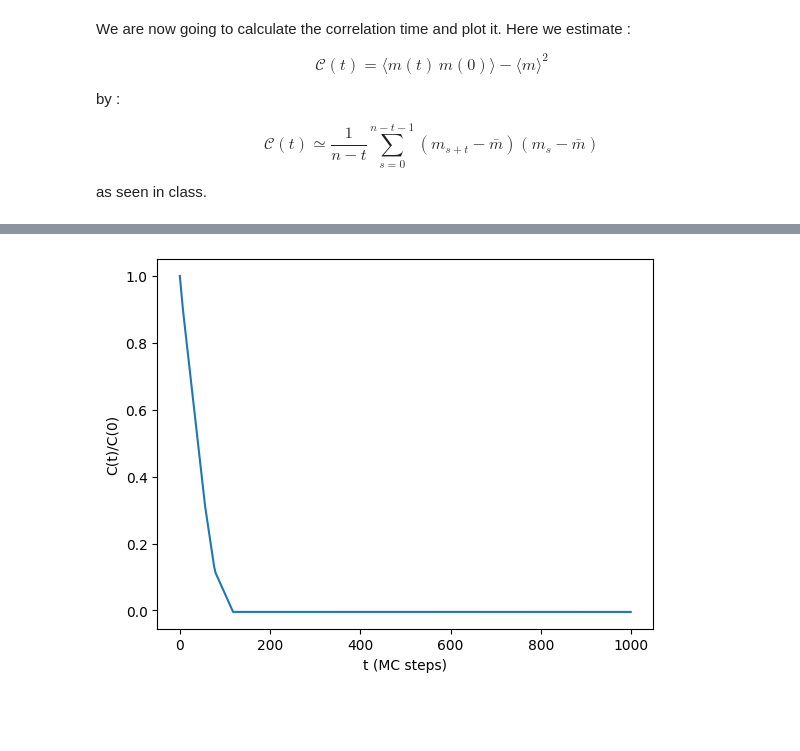
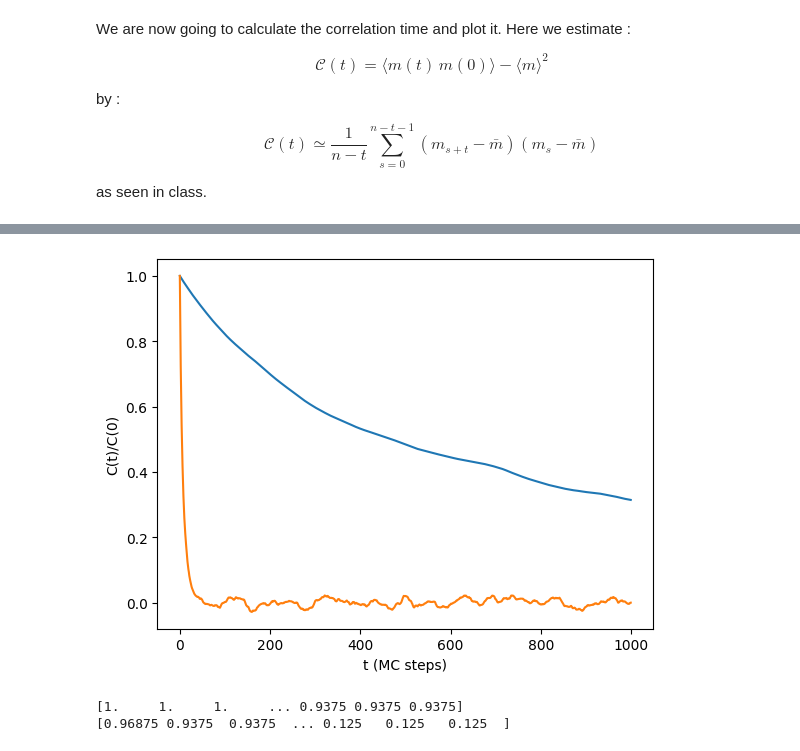
Before and after one commit to BigotQuentin/self-learning-monte-carlo, a Jupyter notebook: dossierdecode/complete_training.ipynb, the cells around one changed output, grey strips where cells are left out. Saved outputs shown, nothing was run; the diff lists cells and outputs as text; code cells hidden in the pictures; blank space fills up the shorter version.

```diff
--- a/dossierdecode/complete_training.ipynb
+++ b/dossierdecode/complete_training.ipynb
@@ -72,7 +72,7 @@ rng = np.random.default_rng(42)
 n_configs=80_000
 
 L=8
-T=1
+T=2.49
 
 n_warmup = 1000
 
@@ -268,32 +266,3 @@ by :
 \end{equation}
 
 as seen in class.
-# %%
-import numpy as np
-from scipy.optimize import curve_fit
-
-def autocorrelation(x: np.ndarray, t_max: int) -> np.ndarray:
-    """Normalized autocorrelation function C(t) / C(0) of the time series x, for t = 0, ..., t_max - 1."""
-    x = x - x.mean()
-    n = len(x)
-    corr = np.array([np.dot(x[: n - t], x[t:]) / (n - t) for t in range(t_max)])
-    return corr / corr[0]
-
-def autocorrelation_time(corr: np.ndarray, threshold: float = 0.1) -> float:
-    """Fit exp(-t / tau) to the autocorrelation function, as long as it stays above `threshold`."""
-    below = np.flatnonzero(corr < threshold)
-    n_fit = max(below[0] if len(below) else len(corr), 3)
-    t = np.arange(n_fit)
-    (tau,), _ = curve_fit(lambda t, tau: np.exp(-t / tau), t, corr[:n_fit], p0=(1.0,))
-    return tau
-# %%
-import matplotlib.pyplot as plt
-
-n_max = 5
-
-corr = autocorrelation(np.abs(np.mean(configs_ini[:n_max,:,:], axis=(1,2))), n_max)
-T = [k for k in range(n_max)]
-plt.plot(T, corr)
-plt.show()
-
-print(autocorrelation_time(corr))
@@ -311,12 +277,22 @@ def autocorrelation(x: np.ndarray, t_max: int) -> np.ndarray:
 # %%
 t_max = 1000                                     # max time lag, must be several tau
 
 m = np.abs(np.mean(configs_ini, axis=(1, 2)))   # full series of |m|, one value per stored config
 corr = autocorrelation(m, t_max)
 
+m2 = np.abs(np.mean(configs_wolff, axis=(1, 2)))   # full series of |m|, one value per stored config
+corr2 = autocorrelation(m2, t_max)
+
 lags = np.arange(t_max)
 plt.plot(lags, corr)
+plt.plot(lags,corr2)
 plt.xlabel("t (MC steps)"); plt.ylabel("C(t)/C(0)")
 plt.show()
 # %% [output]
-[figure, old version]
+[figure, new version]
+# %%
+print(m)
+print(m2)
+# %% [output]
+[1.     1.     1.     ... 0.9375 0.9375 0.9375]
+[0.96875 0.9375  0.9375  ... 0.125   0.125   0.125  ]
```
Also changed, not shown: parts of 3 cells of this notebook.
